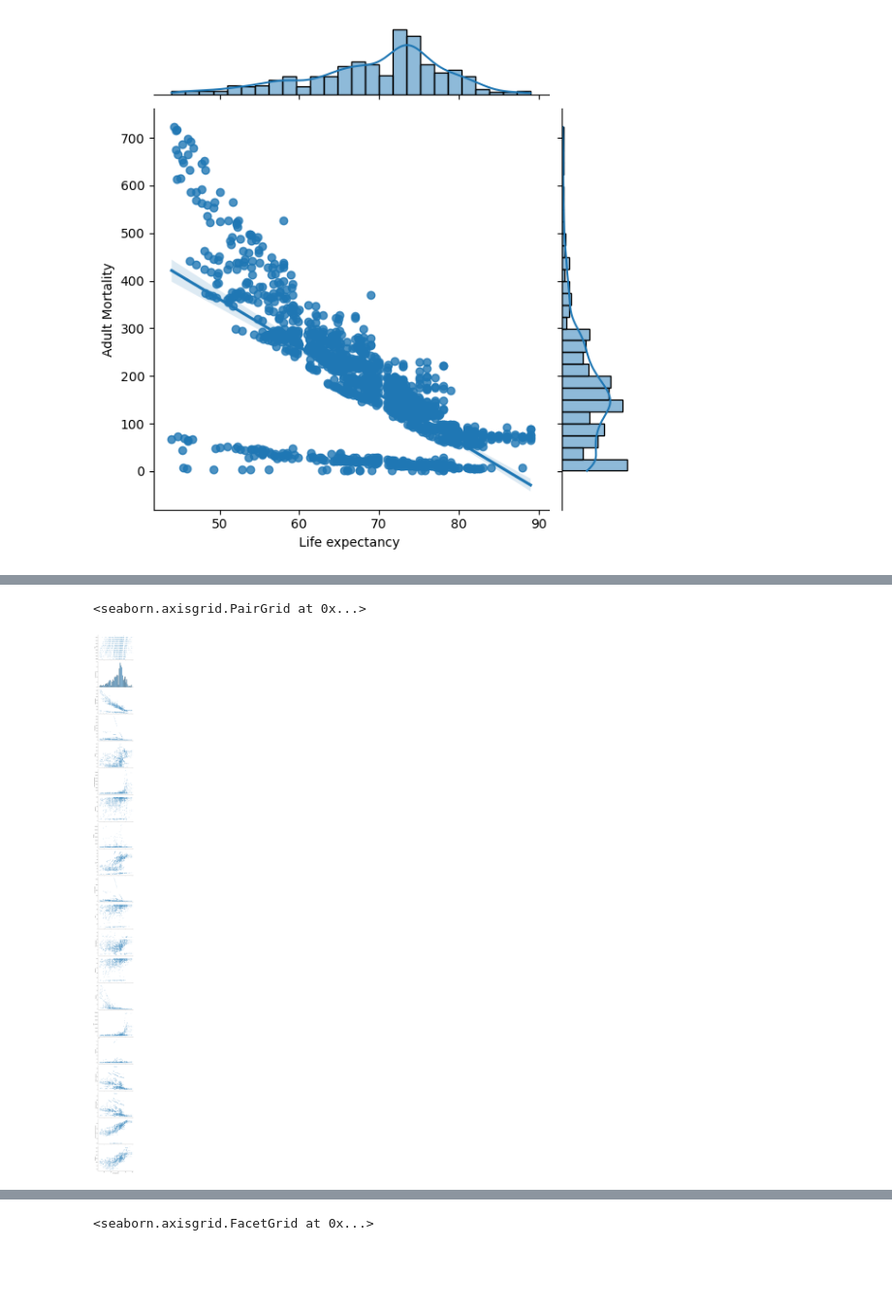
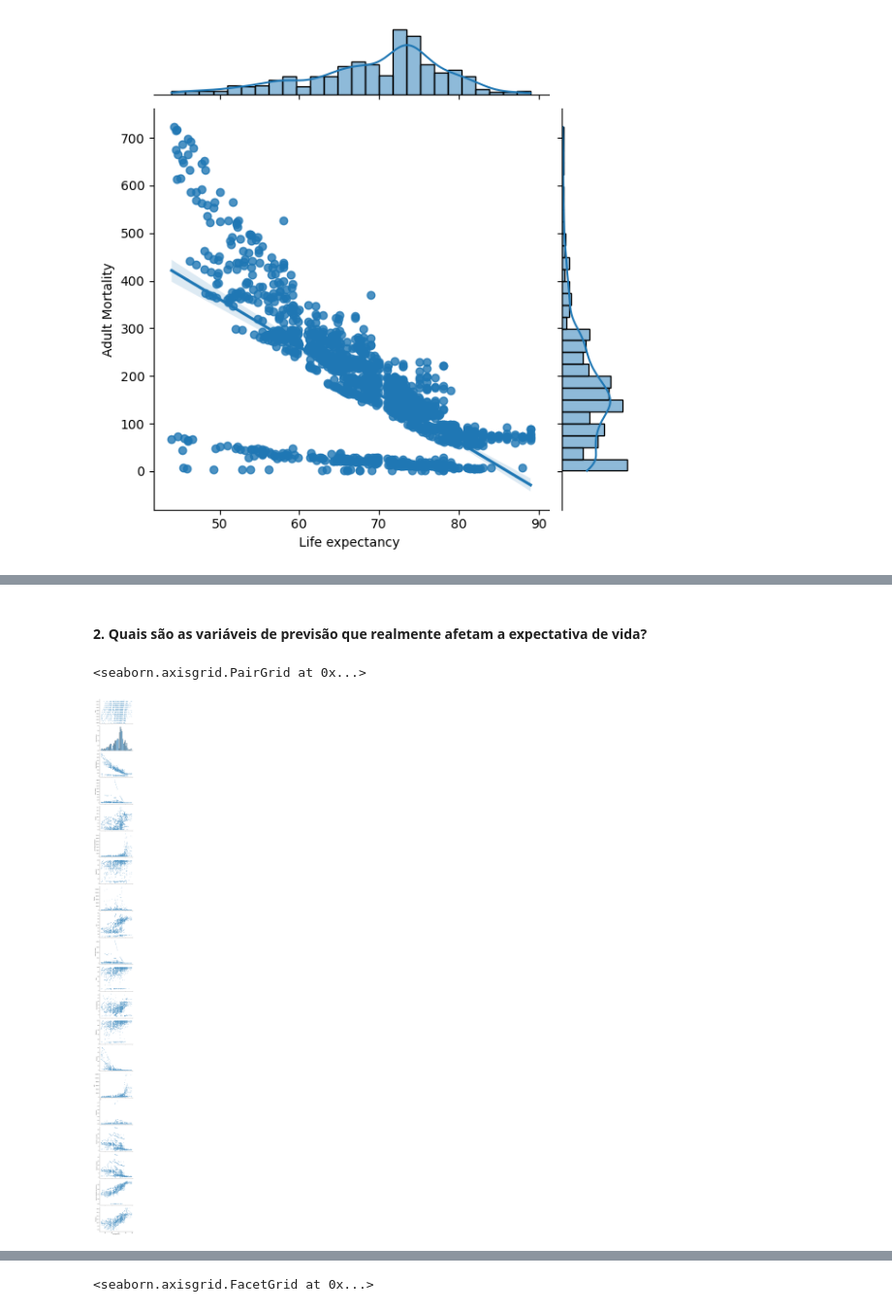
Before and after one commit to R-enanVieira/MachineLearning, a Jupyter notebook: 1o_projeto_tema_01_2024.ipynb, the cells around one changed output, grey strips where cells are left out. Shown at 97% size. Drawn from its saved outputs; the diff is of its cells as text; code cells hidden in the pictures; blank space fills up the shorter version.

```diff
--- a/1o_projeto_tema_01_2024.ipynb
+++ b/1o_projeto_tema_01_2024.ipynb
@@ -135,12 +161,14 @@ sns.jointplot(x='Life expectancy ', y='Population', data=data, kind='reg')
+# %% [markdown]
+#### 2. Quais são as variáveis de previsão que realmente afetam a expectativa de vida?
 # %%
 sns.pairplot(data,
              kind='scatter',
              x_vars=['Life expectancy '],
              plot_kws={'alpha':0.4},
              diag_kws={'alpha':0.55, 'bins':40},
-             height=5,
+             height=4,
              aspect=1.5)
 # %% [output]
 <seaborn.axisgrid.PairGrid at 0x...>
-[figure, old version]
+[figure, new version]
 # %% [markdown]
```
Also changed, not shown: parts of 18 cells of this notebook.
